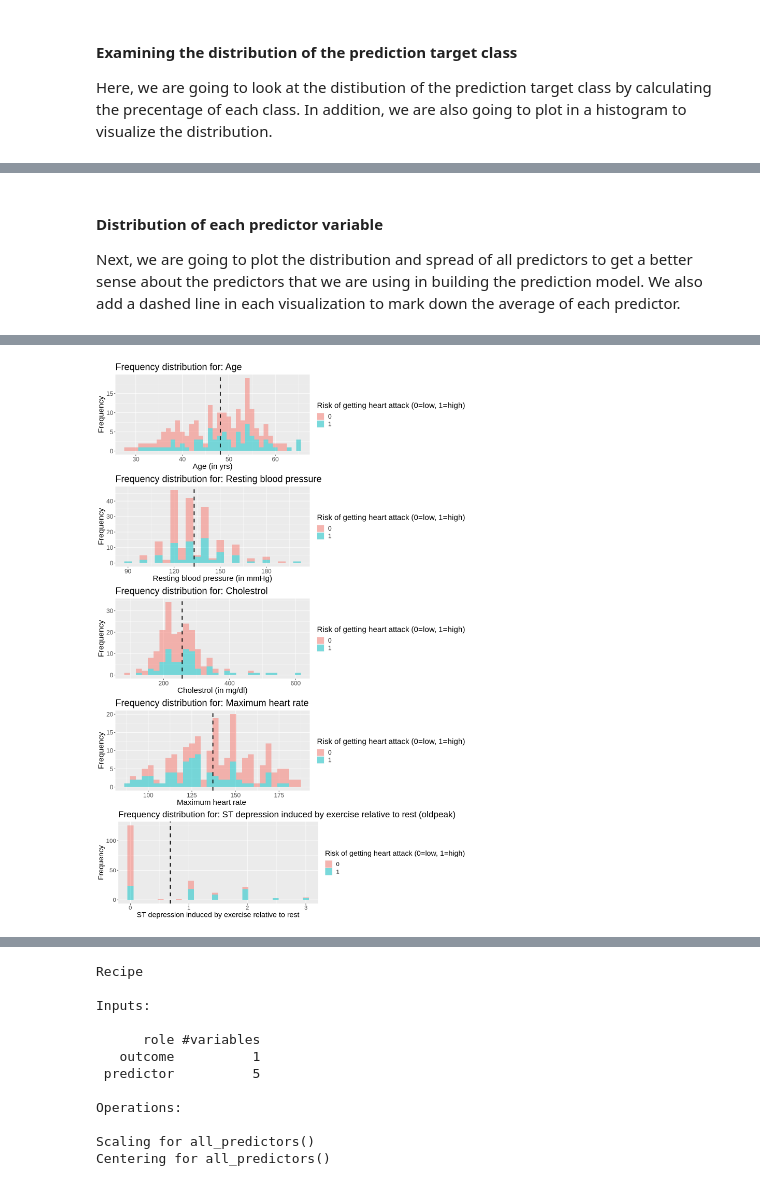
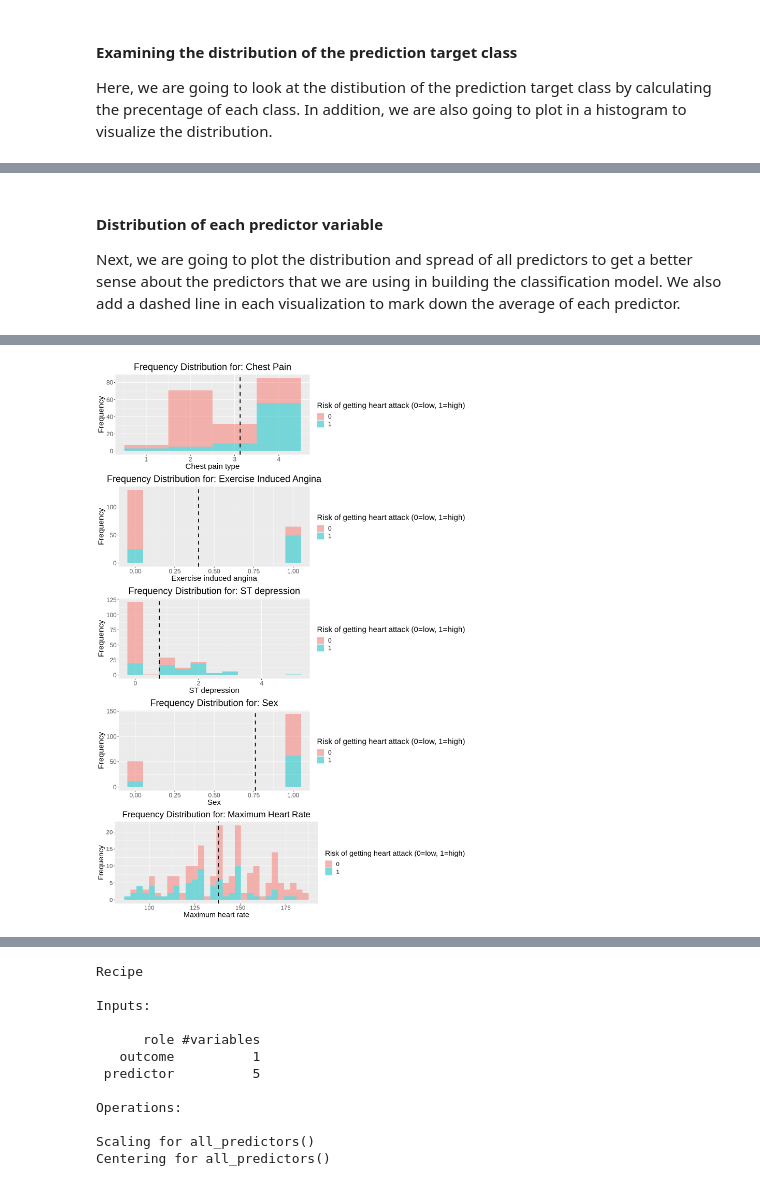
Before and after one commit to RichardAdhika22/heart_attack_prediction_knn, a Jupyter notebook: Group_project_report.ipynb, the cells around one changed output, grey strips where cells are left out. Cells and saved outputs as stored; diff of their text form; code cells hidden in the pictures.

```diff
--- a/Group_project_report.ipynb
+++ b/Group_project_report.ipynb
@@ -53,9 +74,14 @@ colnames(heart_attack_data_raw) = c('age','sex','cp','trestbps','chol','fbs','re
 heart_attack_data_modified = heart_attack_data_raw |>
     mutate(num = as.factor(num),
            age = as.double(age),
+           sex = as.double(sex),
+           cp = as.double(cp),
            trestbps = as.double(trestbps),
            chol = as.double(chol),
+           fbs = as.double(fbs),
+           restecg = as.double(restecg),
            thalach = as.double(thalach),
+           exang = as.double(exang),
            oldpeak = as.double(oldpeak))
 
 heart_attack_data_modified
@@ -108,9 +140,6 @@ As a rule of thumb, we should always split our data into training set and testin
 # %%
-set.seed(4321)
+set.seed(9999)
 
-heart_attack_split = initial_split(heart_attack_data_selected, prop = 0.75, strata = num)
+heart_attack_split = initial_split(heart_attack_data_tidy, prop = 0.75, strata = num)
 heart_attack_training = training(heart_attack_split)
 heart_attack_testing = testing(heart_attack_split)
-
-heart_attack_training
-heart_attack_testing
@@ -137,0 +196,5 @@ A tibble: 69 × 6
+# %%
+heart_attack_selected = heart_attack_training |>
+    select(cp, exang, oldpeak, sex, thalach, num)
+
+heart_attack_selected
@@ -232,49 +314,49 @@ A tibble: 2 × 11
 # %% [markdown]
 #### Distribution of each predictor variable
 
-Next, we are going to plot the distribution and spread of all predictors to get a better sense about the predictors that we are using in building the prediction model. We also add a dashed line in each visualization to mark down the average of each predictor.
+Next, we are going to plot the distribution and spread of all predictors to get a better sense about the predictors that we are using in building the classification model. We also add a dashed line in each visualization to mark down the average of each predictor.
 # %%
 options(repr.plot.width=12, repr.plot.height=18)
 
-age_hist = heart_attack_training |>
-    ggplot(aes(x=age, fill=num))+
+age_hist = heart_attack_selected |>
+    ggplot(aes(x=cp, fill=num))+
     geom_histogram(alpha=0.5,binwidth = 1)+
     geom_vline(xintercept = age_mean, linetype = "dashed", size = 1)+
-    labs(x = "Age (in yrs)", y = "Frequency", fill = "Risk of getting heart attack (0=low, 1=high)")+
-    ggtitle("Frequency distribution for: Age")+
-    theme(text = element_text(size=18))
+    labs(x = "Chest pain type", y = "Frequency", fill = "Risk of getting heart attack (0=low, 1=high)")+
+    ggtitle("Frequency Distribution for: Chest Pain")+
+    theme(text = element_text(size=18), plot.title = element_text(hjust=0.5))
 
-trestbps_hist = heart_attack_training |>
-    ggplot(aes(x=trestbps, fill=num))+
-    geom_histogram(alpha=0.5, binwidth = 5)+
+trestbps_hist = heart_attack_selected|>
+    ggplot(aes(x=exang, fill=num))+
+    geom_histogram(alpha=0.5, binwidth = 0.1)+
     geom_vline(xintercept = trestbps_mean, linetype = "dashed", size = 1)+
-    labs(x = "Resting blood pressure (in mmHg)", y = "Frequency", fill = "Risk of getting heart attack (0=low, 1=high)")+
-    ggtitle("Frequency distribution for: Resting blood pressure")+
-    theme(text = element_text(size=18))
+    labs(x = "Exercise induced angina", y = "Frequency", fill = "Risk of getting heart attack (0=low, 1=high)")+
+    ggtitle("Frequency Distribution for: Exercise Induced Angina")+
+    theme(text = element_text(size=18), plot.title = element_text(hjust=0.5))
 
-chol_hist = heart_attack_training |>
-    ggplot(aes(x=chol, fill=num))+
-    geom_histogram(alpha=0.5)+
+chol_hist = heart_attack_selected |>
+    ggplot(aes(x=oldpeak, fill=num))+
+    geom_histogram(alpha=0.5, binwidth = 0.5)+
     geom_vline(xintercept = chol_mean, linetype = "dashed", size = 1)+
-    labs(x = "Cholestrol (in mg/dl)", y = "Frequency", fill = "Risk of getting heart attack (0=low, 1=high)")+
-    ggtitle("Frequency distribution for: Cholestrol")+
-    theme(text = element_text(size=18))
+    labs(x = "ST depression", y = "Frequency", fill = "Risk of getting heart attack (0=low, 1=high)")+
+    ggtitle("Frequency Distribution for: ST depression")+
+    theme(text = element_text(size=18), plot.title = element_text(hjust=0.5))
 
-thalach_hist = heart_attack_training |>
+thalach_hist = heart_attack_selected |>
+    ggplot(aes(x=sex, fill=num))+
+    geom_histogram(alpha=0.5, binwidth = 0.1)+
+    geom_vline(xintercept = thalach_mean, linetype = "dashed", size = 1)+
+    labs(x = "Sex", y = "Frequency", fill = "Risk of getting heart attack (0=low, 1=high)")+
+    ggtitle("Frequency Distribution for: Sex")+
+    theme(text = element_text(size=18), plot.title = element_text(hjust=0.5))
+
+oldpeak_hist = heart_attack_selected |>
     ggplot(aes(x=thalach, fill=num))+
     geom_histogram(alpha=0.5)+
-    geom_vline(xintercept = thalach_mean, linetype = "dashed", size = 1)+
-    labs(x = "Maximum heart rate ", y = "Frequency", fill = "Risk of getting heart attack (0=low, 1=high)")+
-    ggtitle("Frequency distribution for: Maximum heart rate")+
-    theme(text = element_text(size=18))
-
-oldpeak_hist = heart_attack_training |>
-    ggplot(aes(x=oldpeak, fill=num))+
-    geom_histogram(alpha=0.5)+
     geom_vline(xintercept = oldpeak_mean, linetype = "dashed", size = 1)+
-    labs(x = "ST depression induced by exercise relative to rest", y = "Frequency", fill = "Risk of getting heart attack (0=low, 1=high)")+
-    ggtitle("Frequency distribution for: ST depression induced by exercise relative to rest (oldpeak)")+
-    theme(text = element_text(size=17))
+    labs(x = "Maximum heart rate", y = "Frequency", fill = "Risk of getting heart attack (0=low, 1=high)")+
+    ggtitle("Frequency Distribution for: Maximum Heart Rate")+
+    theme(text = element_text(size=17), plot.title = element_text(hjust=0.5))
 
 plot_grid(age_hist, trestbps_hist, chol_hist, thalach_hist, oldpeak_hist, ncol=1)
 # %% [output]
@@ -286 +364 @@ plot_grid(age_hist, trestbps_hist, chol_hist, thalach_hist, oldpeak_hist, ncol=1
-[figure, old version]
+[figure, new version]
```
Also changed, not shown: parts of 62 cells of this notebook.
